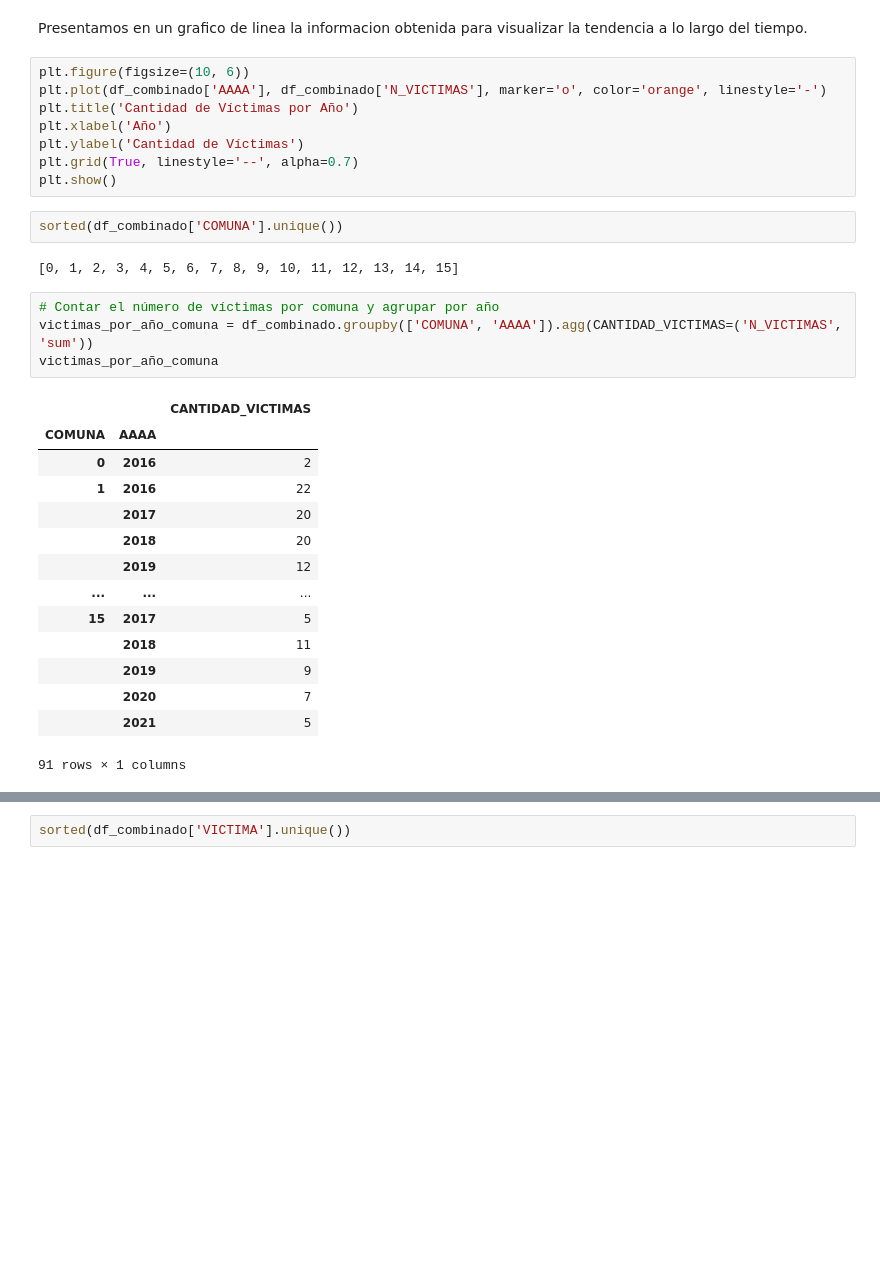
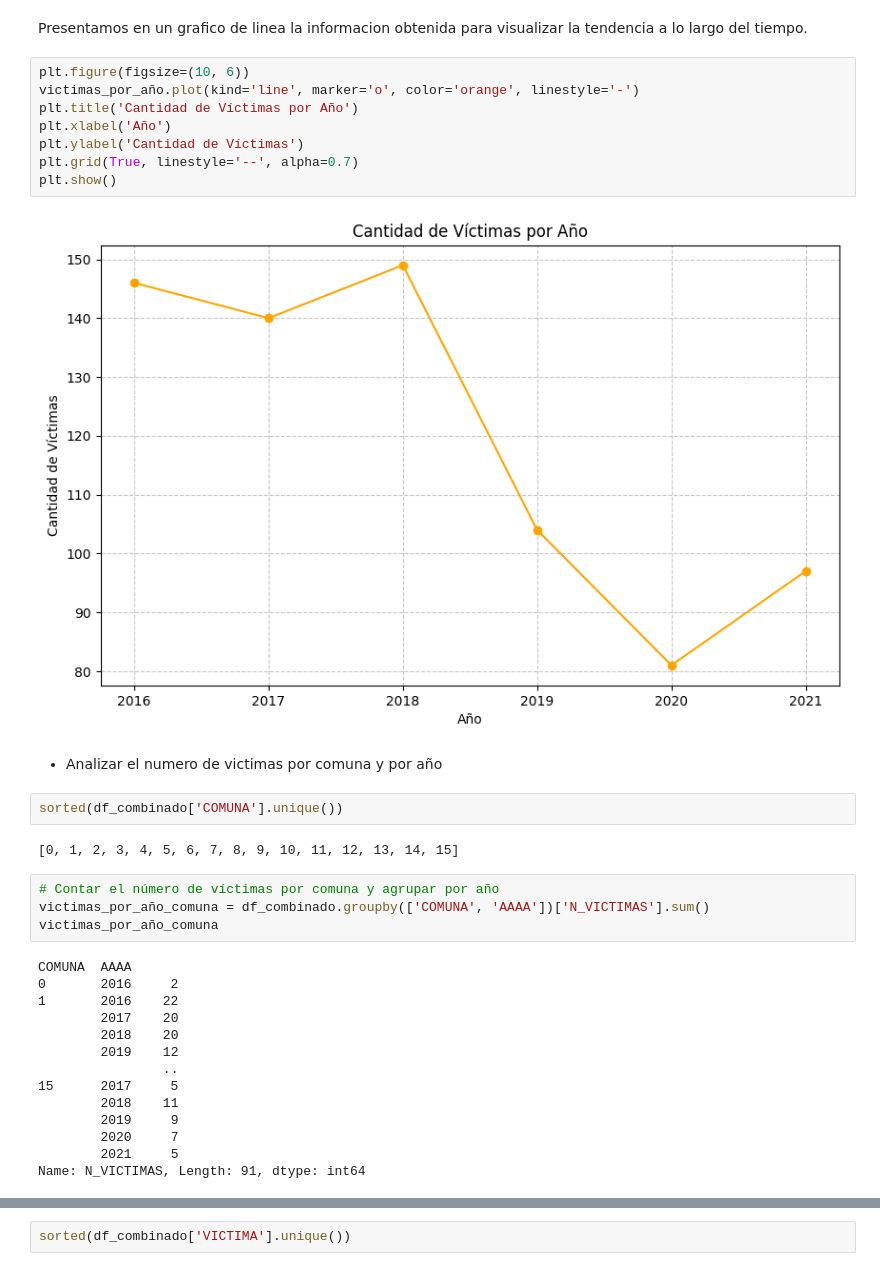
Before and after one commit to vanesalinas/HenryPI_DataAnalyst_PT06, a Jupyter notebook: EDA.ipynb, the cells around one changed output, grey strips where cells are left out. Drawn from its saved outputs; the diff is of its cells as text; blank space fills up the shorter version.

```diff
--- a/EDA.ipynb
+++ b/EDA.ipynb
@@ -274,32 +274,35 @@ Name: N_VICTIMAS, dtype: int64
 Presentamos en un grafico de linea la informacion obtenida para visualizar la tendencia a lo largo del tiempo.
 # %%
 plt.figure(figsize=(10, 6))
-plt.plot(df_combinado['AAAA'], df_combinado['N_VICTIMAS'], marker='o', color='orange', linestyle='-')
+victimas_por_año.plot(kind='line', marker='o', color='orange', linestyle='-')
 plt.title('Cantidad de Víctimas por Año')
 plt.xlabel('Año')
 plt.ylabel('Cantidad de Víctimas')
 plt.grid(True, linestyle='--', alpha=0.7)
 plt.show()
+# %% [output]
+[figure, added]
+# %% [markdown]
+*   Analizar el numero de victimas por comuna y por año
 # %%
 sorted(df_combinado['COMUNA'].unique())
 # %% [output]
 [0, 1, 2, 3, 4, 5, 6, 7, 8, 9, 10, 11, 12, 13, 14, 15]
 # %%
 # Contar el número de víctimas por comuna y agrupar por año
-victimas_por_año_comuna = df_combinado.groupby(['COMUNA', 'AAAA']).agg(CANTIDAD_VICTIMAS=('N_VICTIMAS', 'sum'))
+victimas_por_año_comuna = df_combinado.groupby(['COMUNA', 'AAAA'])['N_VICTIMAS'].sum()
 victimas_por_año_comuna
 # %% [output]
-|  |  | CANTIDAD_VICTIMAS |
-| COMUNA | AAAA |  |
-| 0 | 2016 | 2 |
-| 1 | 2016 | 22 |
-|  | 2017 | 20 |
-|  | 2018 | 20 |
-|  | 2019 | 12 |
-| ... | ... | ... |
-| 15 | 2017 | 5 |
-|  | 2018 | 11 |
-|  | 2019 | 9 |
-|  | 2020 | 7 |
-|  | 2021 | 5 |
-91 rows × 1 columns
+COMUNA  AAAA
+0       2016     2
+1       2016    22
+        2017    20
+        2018    20
+        2019    12
+                ..
+15      2017     5
+        2018    11
+        2019     9
+        2020     7
+        2021     5
+Name: N_VICTIMAS, Length: 91, dtype: int64
```
Also changed, not shown: parts of 15 cells of this notebook.
